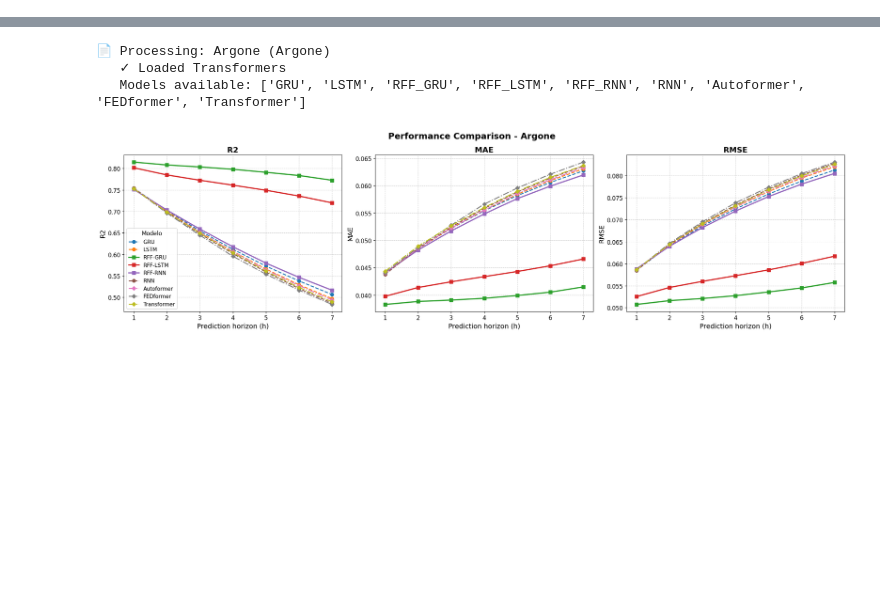
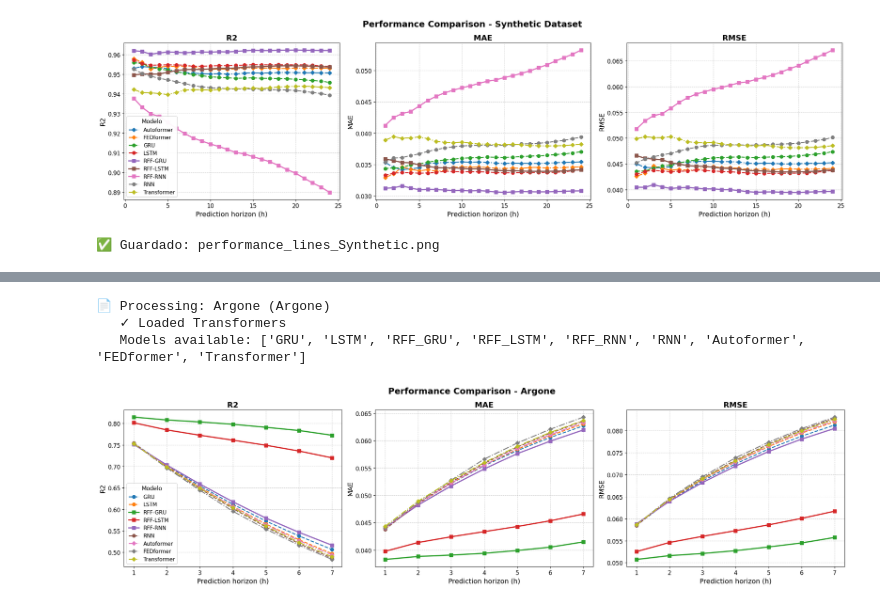
Before and after one commit to ealeongomez/MSRRFF-Wind-Forecast, a Jupyter notebook: notebooks/Results-Performance.ipynb, the cells around one changed output, grey strips where cells are left out. Cells and saved outputs as stored; diff of their text form; code cells hidden in the pictures; blank space fills up the shorter version.

Commit message:
Add synthetic results

```diff
--- a/notebooks/Results-Performance.ipynb
+++ b/notebooks/Results-Performance.ipynb
@@ -17,0 +100,53 @@ PLOTS_DIR.mkdir(parents=True, exist_ok=True)
+# %%
+fig, axes = plt.subplots(1, 3, figsize=(22, 6))
+plt.subplots_adjust(wspace=0.3)
+
+for i, metric in enumerate(["R2", "MAE", "RMSE"]):
+    ax = axes[i]
+
+    # Plotear cada modelo
+    for model_name in df_synthetic_cumulative["model"].unique():
+        subset = df_synthetic_cumulative[df_synthetic_cumulative["model"] == model_name]
+
+        if not subset.empty:
+            style = model_styles.get(model_name, {
+                "linestyle": "-",
+                "marker": "o",
+                "linewidth": 2,
+                "markersize": 6
+            })
+
+            label = model_name.replace("_", "-")
+
+            ax.plot(
+                subset["horizon"],
+                subset[metric],
+                label=label,
+                **style
+            )
+
+    # Configuración
+    ax.set_title(metric, fontsize=16, fontweight="bold")
+    ax.set_xlabel("Prediction horizon (h)", fontsize=14)
+    ax.set_ylabel(metric, fontsize=14)
+    ax.grid(True, linestyle="--", alpha=0.6)
+    ax.tick_params(axis='both', labelsize=12)
+
+    # Leyenda solo en el primer subplot
+    if i == 0:
+        ax.legend(title="Modelo", fontsize=11, title_fontsize=12,
+                 loc='best', framealpha=0.95)
+
+plt.suptitle(f"Performance Comparison - Synthetic Dataset",
+             fontsize=18, fontweight='bold')
+plt.tight_layout()
+
+# Guardar
+output_path = PLOTS_DIR / "performance_lines_Synthetic.png"
+plt.savefig(output_path, dpi=300, bbox_inches='tight', facecolor='white')
+plt.show()
+
+print(f"✅ Guardado: {output_path.name}")
+# %% [output]
+[figure, added]
+✅ Guardado: performance_lines_Synthetic.png
```
Also changed, not shown: parts of 13 cells of this notebook.
